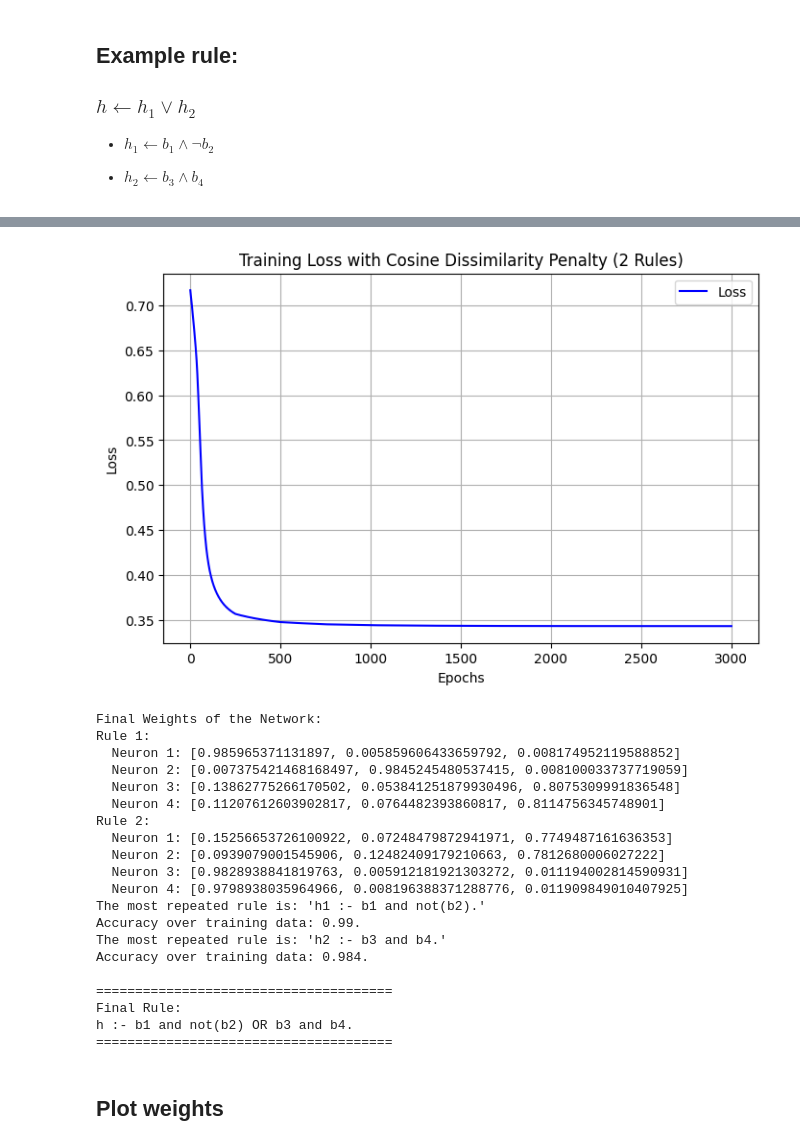
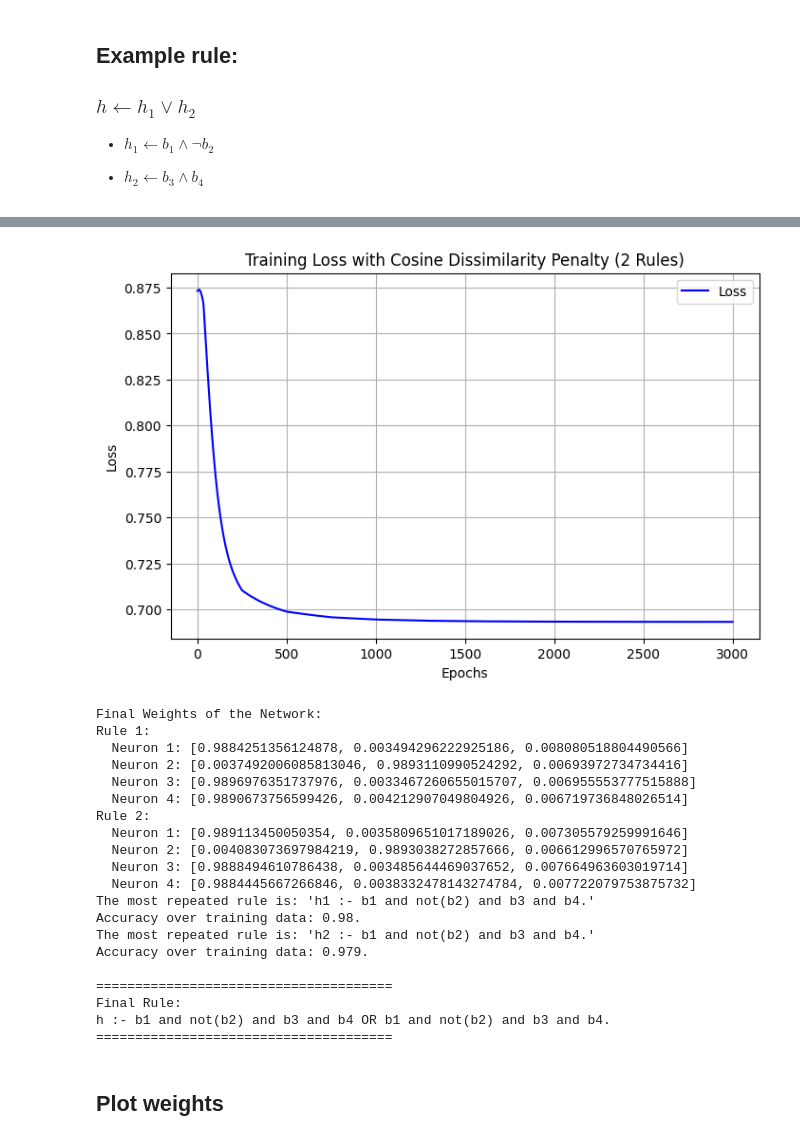
Before and after one commit to iman-sharifi-ghb/ANDRE, a Jupyter notebook: RuleGenNet3_attention_saveparams.ipynb, the cells around one changed output, grey strips where cells are left out. Cells and saved outputs as stored; diff of their text form; code cells hidden in the pictures.

```diff
--- a/RuleGenNet3_attention_saveparams.ipynb
+++ b/RuleGenNet3_attention_saveparams.ipynb
@@ -560,7 +558,7 @@ for restart in range(num_restarts):
         # Entropy regularization for exploration
         entropy_term = sum(model_nsre.entropies)
 
-        total_loss = bce_loss #+ similarity_weight * penalty #+ entropy_weight * entropy_term
+        total_loss = bce_loss + entropy_weight * entropy_term #+ similarity_weight * penalty #+ entropy_weight * entropy_term
         total_loss.backward()
         nn.utils.clip_grad_norm_(model_nsre.parameters(), max_norm=1.0)
         optimizer.step()
@@ -640,23 +638,23 @@ Restart 1/1 Final Loss: 0.3432
-[figure, old version]
+[figure, new version]
 Final Weights of the Network:
 Rule 1:
-  Neuron 1: [0.985965371131897, 0.005859606433659792, 0.008174952119588852]
-  Neuron 2: [0.007375421468168497, 0.9845245480537415, 0.008100033737719059]
-  Neuron 3: [0.13862775266170502, 0.053841251879930496, 0.8075309991836548]
-  Neuron 4: [0.11207612603902817, 0.0764482393860817, 0.8114756345748901]
+  Neuron 1: [0.9884251356124878, 0.003494296222925186, 0.008080518804490566]
+  Neuron 2: [0.0037492006085813046, 0.9893110990524292, 0.00693972734734416]
+  Neuron 3: [0.9896976351737976, 0.0033467260655015707, 0.006955553777515888]
+  Neuron 4: [0.9890673756599426, 0.004212907049804926, 0.006719736848026514]
 Rule 2:
-  Neuron 1: [0.15256653726100922, 0.07248479872941971, 0.7749487161636353]
-  Neuron 2: [0.0939079001545906, 0.12482409179210663, 0.7812680006027222]
-  Neuron 3: [0.9828938841819763, 0.005912181921303272, 0.011194002814590931]
-  Neuron 4: [0.9798938035964966, 0.008196388371288776, 0.011909849010407925]
-The most repeated rule is: 'h1 :- b1 and not(b2).'
-Accuracy over training data: 0.99.
-The most repeated rule is: 'h2 :- b3 and b4.'
-Accuracy over training data: 0.984.
+  Neuron 1: [0.989113450050354, 0.0035809651017189026, 0.007305579259991646]
+  Neuron 2: [0.004083073697984219, 0.9893038272857666, 0.006612996570765972]
+  Neuron 3: [0.9888494610786438, 0.003485644469037652, 0.007664963603019714]
+  Neuron 4: [0.9884445667266846, 0.0038332478143274784, 0.007722079753875732]
+The most repeated rule is: 'h1 :- b1 and not(b2) and b3 and b4.'
+Accuracy over training data: 0.98.
+The most repeated rule is: 'h2 :- b1 and not(b2) and b3 and b4.'
+Accuracy over training data: 0.979.
 
 ======================================
 Final Rule:
-h :- b1 and not(b2) OR b3 and b4.
+h :- b1 and not(b2) and b3 and b4 OR b1 and not(b2) and b3 and b4.
 ======================================
 # %% [markdown]
 ## Plot weights
```
Also changed, not shown: parts of 4 cells of this notebook, 3 other files.
